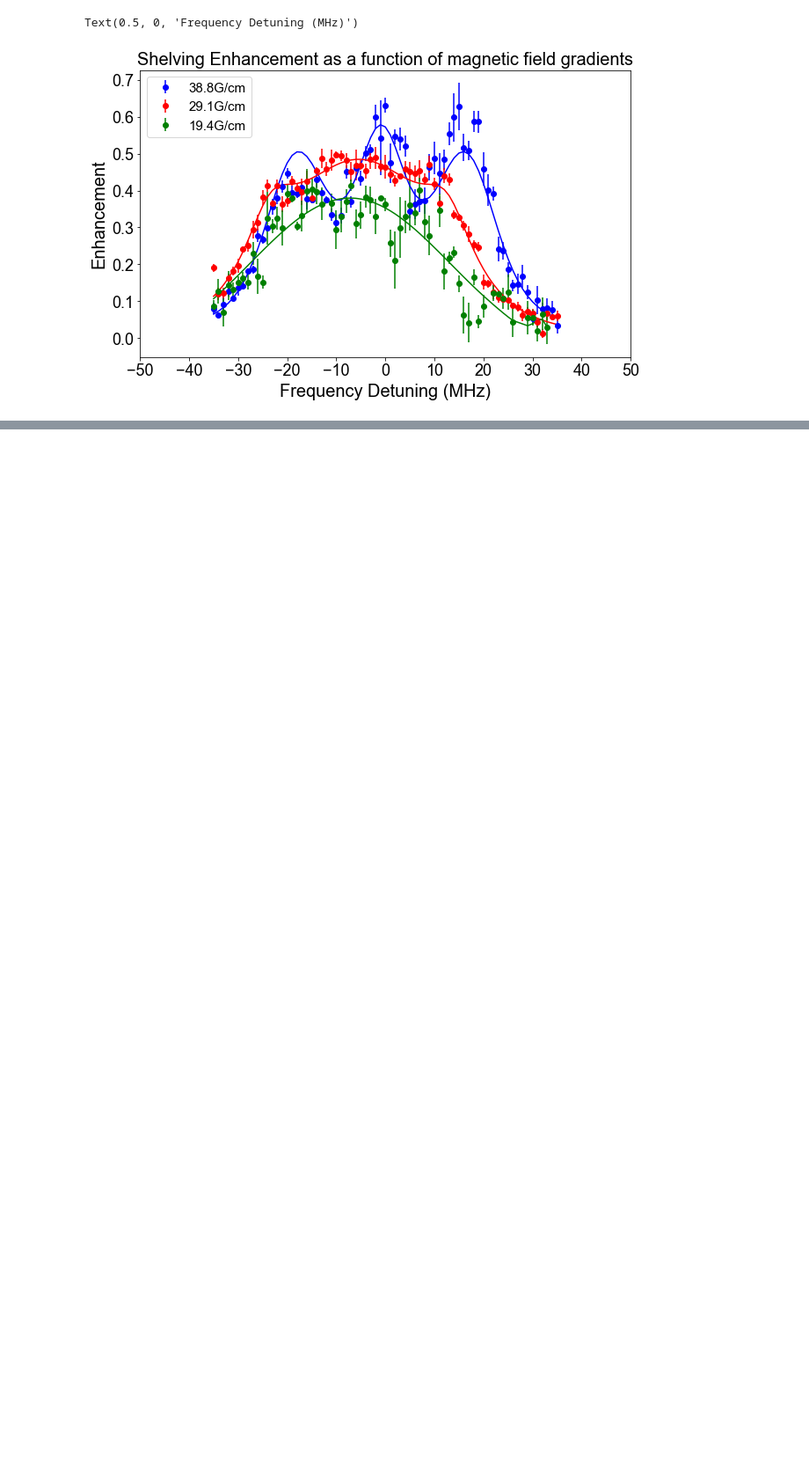
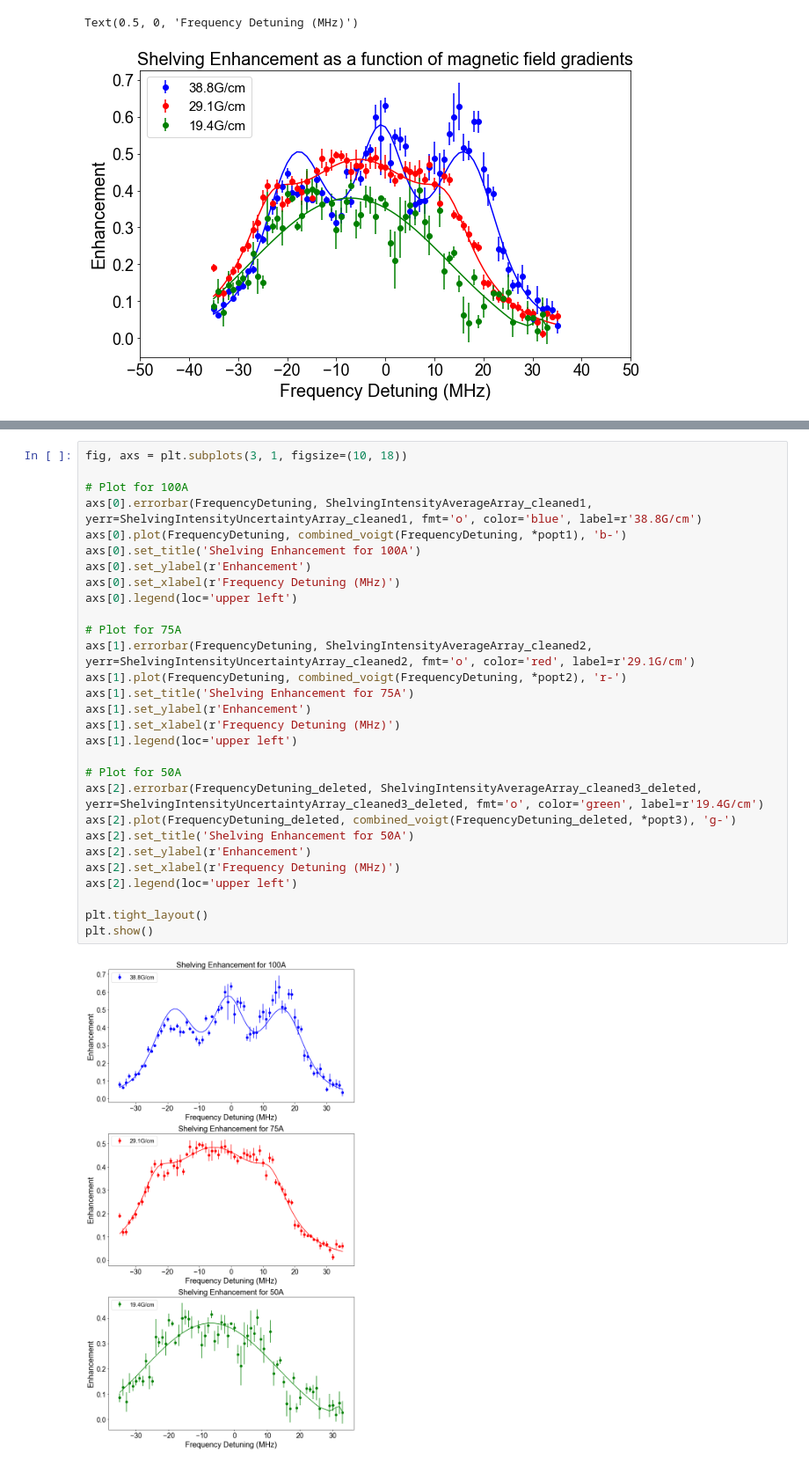
Before and after one commit to hsuchungchuan/Projects, a Jupyter notebook: Red MOT Shelving Data Analysis 20240918/FullDataAnalysisShelvingForDifferentMagneticFieldGradients.ipynb, the cells around one changed output, grey strips where cells are left out. Shown at 88% size. Saved outputs shown, nothing was run; the diff lists cells and outputs as text; blank space fills up the shorter version.

```diff
--- a/Red MOT Shelving Data Analysis 20240918/FullDataAnalysisShelvingForDifferentMagneticFieldGradients.ipynb
+++ b/Red MOT Shelving Data Analysis 20240918/FullDataAnalysisShelvingForDifferentMagneticFieldGradients.ipynb
@@ -321,0 +363,31 @@ Text(0.5, 0, 'Frequency Detuning (MHz)')
+# %%
+fig, axs = plt.subplots(3, 1, figsize=(10, 18))
+
+# Plot for 100A
+axs[0].errorbar(FrequencyDetuning, ShelvingIntensityAverageArray_cleaned1, yerr=ShelvingIntensityUncertaintyArray_cleaned1, fmt='o', color='blue', label=r'38.8G/cm')
+axs[0].plot(FrequencyDetuning, combined_voigt(FrequencyDetuning, *popt1), 'b-')
+axs[0].set_title('Shelving Enhancement for 100A')
+axs[0].set_ylabel(r'Enhancement')
+axs[0].set_xlabel(r'Frequency Detuning (MHz)')
+axs[0].legend(loc='upper left')
+
+# Plot for 75A
+axs[1].errorbar(FrequencyDetuning, ShelvingIntensityAverageArray_cleaned2, yerr=ShelvingIntensityUncertaintyArray_cleaned2, fmt='o', color='red', label=r'29.1G/cm')
+axs[1].plot(FrequencyDetuning, combined_voigt(FrequencyDetuning, *popt2), 'r-')
+axs[1].set_title('Shelving Enhancement for 75A')
+axs[1].set_ylabel(r'Enhancement')
+axs[1].set_xlabel(r'Frequency Detuning (MHz)')
+axs[1].legend(loc='upper left')
+
+# Plot for 50A
+axs[2].errorbar(FrequencyDetuning_deleted, ShelvingIntensityAverageArray_cleaned3_deleted, yerr=ShelvingIntensityUncertaintyArray_cleaned3_deleted, fmt='o', color='green', label=r'19.4G/cm')
+axs[2].plot(FrequencyDetuning_deleted, combined_voigt(FrequencyDetuning_deleted, *popt3), 'g-')
+axs[2].set_title('Shelving Enhancement for 50A')
+axs[2].set_ylabel(r'Enhancement')
+axs[2].set_xlabel(r'Frequency Detuning (MHz)')
+axs[2].legend(loc='upper left')
+
+plt.tight_layout()
+plt.show()
+# %% [output]
+[figure, added]
```
Also changed, not shown: parts of 1 cell of this notebook.
